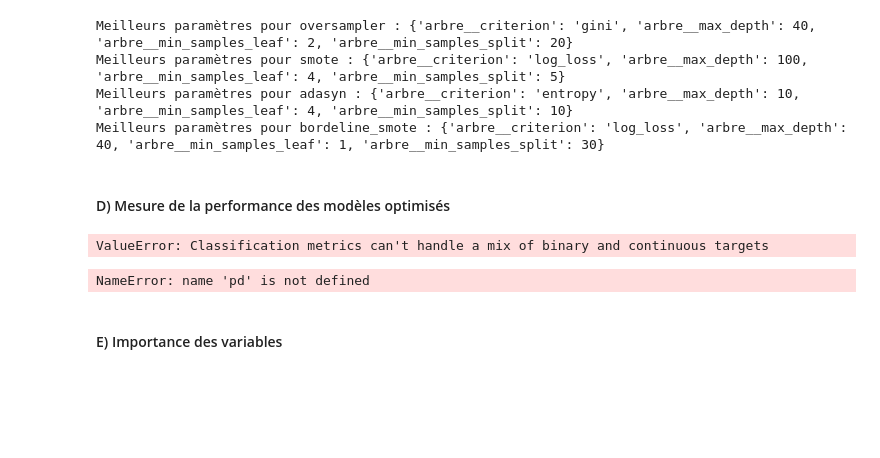
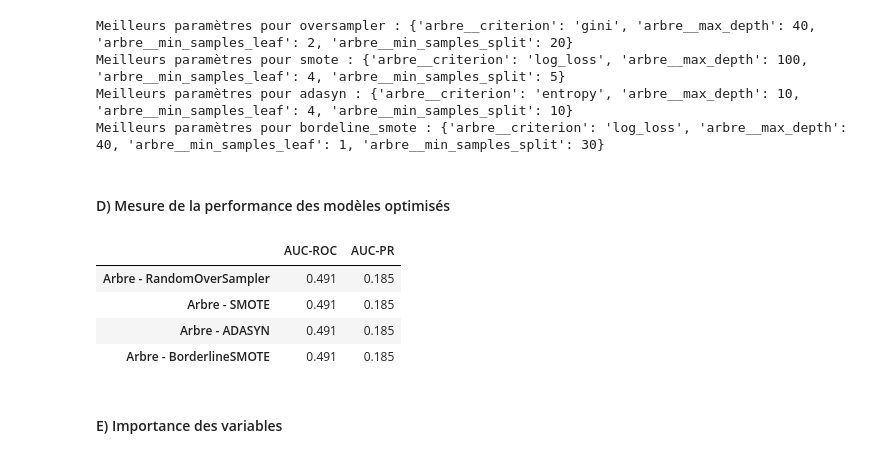
Before and after one commit to marieguib/202409-Precarite-energetique, a Jupyter notebook: 2Modelisation_precarite_energetique.ipynb, the cells around one changed output. Saved outputs shown, nothing was run; the diff lists cells and outputs as text; code cells hidden in the pictures; blank space fills up the shorter version.

```diff
--- a/2Modelisation_precarite_energetique.ipynb
+++ b/2Modelisation_precarite_energetique.ipynb
@@ -910,60 +910,62 @@ y_proba_arbre_bordeline_smote_cv = best_models['bordeline_smote'].predict_proba(
 
 auc_roc_arbre_oversampler_cv = roc_auc_score(y_test, y_proba_arbre_oversampler_cv)
 auc_pr_arbre_oversampler_cv = average_precision_score(y_test, y_proba_arbre_oversampler_cv)
-log_loss_value_arbre_oversampler_cv = log_loss(y_test, y_proba_arbre_oversampler_cv)
-precision_arbre_oversampler_cv = precision_score(y_test, y_proba_arbre_oversampler_cv)
-recall_arbre_oversampler_cv = recall_score(y_test, y_proba_arbre_oversampler_cv)
-f1_arbre_oversampler_cv = f1_score(y_test, y_proba_arbre_oversampler_cv)
-mcc_arbre_oversampler_cv = matthews_corrcoef(y_test, y_proba_arbre_oversampler_cv)
-balanced_acc_arbre_oversampler_cv = balanced_accuracy_score(y_test, y_proba_arbre_oversampler_cv)
+# log_loss_value_arbre_oversampler_cv = log_loss(y_test, y_proba_arbre_oversampler_cv)
+# precision_arbre_oversampler_cv = precision_score(y_test, y_proba_arbre_oversampler_cv)
+# recall_arbre_oversampler_cv = recall_score(y_test, y_proba_arbre_oversampler_cv)
+# f1_arbre_oversampler_cv = f1_score(y_test, y_proba_arbre_oversampler_cv)
+# mcc_arbre_oversampler_cv = matthews_corrcoef(y_test, y_proba_arbre_oversampler_cv)
+# balanced_acc_arbre_oversampler_cv = balanced_accuracy_score(y_test, y_proba_arbre_oversampler_cv)
 
 auc_roc_arbre_smote_cv = roc_auc_score(y_test, y_proba_arbre_smote_cv)
 auc_pr_arbre_smote_cv = average_precision_score(y_test, y_proba_arbre_smote_cv)
-log_loss_value_arbre_smote_cv = log_loss(y_test, y_proba_arbre_smote_cv)
-precision_arbre_smote_cv = precision_score(y_test, y_proba_arbre_smote_cv)
-recall_arbre_smote_cv = recall_score(y_test, y_proba_arbre_smote_cv)
-f1_arbre_smote_cv = f1_score(y_test, y_proba_arbre_smote_cv)
-mcc_arbre_smote_cv = matthews_corrcoef(y_test, y_proba_arbre_smote_cv)
-balanced_acc_arbre_smote_cv = balanced_accuracy_score(y_test, y_proba_arbre_smote_cv)
+# log_loss_value_arbre_smote_cv = log_loss(y_test, y_proba_arbre_smote_cv)
+# precision_arbre_smote_cv = precision_score(y_test, y_proba_arbre_smote_cv)
+# recall_arbre_smote_cv = recall_score(y_test, y_proba_arbre_smote_cv)
+# f1_arbre_smote_cv = f1_score(y_test, y_proba_arbre_smote_cv)
+# mcc_arbre_smote_cv = matthews_corrcoef(y_test, y_proba_arbre_smote_cv)
+# balanced_acc_arbre_smote_cv = balanced_accuracy_score(y_test, y_proba_arbre_smote_cv)
 
 auc_roc_arbre_adasyn_cv = roc_auc_score(y_test, y_proba_arbre_adasyn_cv)
 auc_pr_arbre_adasyn_cv = average_precision_score(y_test, y_proba_arbre_adasyn_cv)
-log_loss_value_arbre_adasyn_cv = log_loss(y_test, y_proba_arbre_adasyn_cv)
-precision_arbre_adasyn_cv = precision_score(y_test, y_proba_arbre_adasyn_cv)
-recall_arbre_adasyn_cv = recall_score(y_test, y_proba_arbre_adasyn_cv)
-f1_arbre_adasyn_cv = f1_score(y_test, y_proba_arbre_adasyn_cv)
-mcc_arbre_adasyn_cv = matthews_corrcoef(y_test, y_proba_arbre_adasyn_cv)
-balanced_acc_arbre_adasyn_cv = balanced_accuracy_score(y_test, y_proba_arbre_adasyn_cv)
+# log_loss_value_arbre_adasyn_cv = log_loss(y_test, y_proba_arbre_adasyn_cv)
+# precision_arbre_adasyn_cv = precision_score(y_test, y_proba_arbre_adasyn_cv)
+# recall_arbre_adasyn_cv = recall_score(y_test, y_proba_arbre_adasyn_cv)
+# f1_arbre_adasyn_cv = f1_score(y_test, y_proba_arbre_adasyn_cv)
+# mcc_arbre_adasyn_cv = matthews_corrcoef(y_test, y_proba_arbre_adasyn_cv)
+# balanced_acc_arbre_adasyn_cv = balanced_accuracy_score(y_test, y_proba_arbre_adasyn_cv)
 
 auc_roc_arbre_bordeline_smote_cv = roc_auc_score(y_test, y_proba_arbre_bordeline_smote_cv)
 auc_pr_arbre_bordeline_smote_cv = average_precision_score(y_test, y_proba_arbre_bordeline_smote_cv)
-log_loss_value_arbre_bordeline_smote_cv = log_loss(y_test, y_proba_arbre_bordeline_smote_cv)
-precision_arbre_bordeline_smote_cv = precision_score(y_test, y_proba_arbre_bordeline_smote_cv)
-recall_arbre_bordeline_smote_cv = recall_score(y_test, y_proba_arbre_bordeline_smote_cv)
-f1_arbre_bordeline_smote_cv = f1_score(y_test, y_proba_arbre_bordeline_smote_cv)
-mcc_arbre_bordeline_smote_cv = matthews_corrcoef(y_test, y_proba_arbre_bordeline_smote_cv)
-balanced_acc_arbre_bordeline_smote_cv = balanced_accuracy_score(y_test, y_proba_arbre_bordeline_smote_cv)
+# log_loss_value_arbre_bordeline_smote_cv = log_loss(y_test, y_proba_arbre_bordeline_smote_cv)
+# precision_arbre_bordeline_smote_cv = precision_score(y_test, y_proba_arbre_bordeline_smote_cv)
+# recall_arbre_bordeline_smote_cv = recall_score(y_test, y_proba_arbre_bordeline_smote_cv)
+# f1_arbre_bordeline_smote_cv = f1_score(y_test, y_proba_arbre_bordeline_smote_cv)
+# mcc_arbre_bordeline_smote_cv = matthews_corrcoef(y_test, y_proba_arbre_bordeline_smote_cv)
+# balanced_acc_arbre_bordeline_smote_cv = balanced_accuracy_score(y_test, y_proba_arbre_bordeline_smote_cv)
-# %% [output]
-ValueError: Classification metrics can't handle a mix of binary and continuous targets
 # %%
 # Affichage propre des résultats
 
 resultats_arbres_cv = pd.DataFrame({
     "AUC-ROC": [auc_roc_arbre_oversampler_cv, auc_roc_arbre_smote_cv, auc_roc_arbre_adasyn_cv, auc_roc_arbre_bordeline_smote_cv],
     "AUC-PR": [auc_pr_arbre_oversampler_cv, auc_pr_arbre_smote_cv, auc_pr_arbre_adasyn_cv, auc_pr_arbre_bordeline_smote_cv],
-    "Log Loss": [log_loss_value_arbre_oversampler_cv, log_loss_value_arbre_smote_cv, log_loss_value_arbre_adasyn_cv, log_loss_value_arbre_bordeline_smote_cv],
-    "Précision": [precision_arbre_oversampler_cv, precision_arbre_smote_cv, precision_arbre_adasyn_cv, precision_arbre_bordeline_smote_cv],
-    "Rappel": [recall_arbre_oversampler_cv, recall_arbre_smote_cv, recall_arbre_adasyn_cv, recall_arbre_bordeline_smote_cv],
-    "F1 Score": [f1_arbre_oversampler_cv, f1_arbre_smote_cv, f1_arbre_adasyn_cv, f1_arbre_bordeline_smote_cv],
-    "MCC": [mcc_arbre_oversampler_cv, mcc_arbre_smote_cv, mcc_arbre_adasyn_cv, mcc_arbre_bordeline_smote_cv],
-    "Accuracy": [balanced_acc_arbre_oversampler_cv, balanced_acc_arbre_smote_cv, balanced_acc_arbre_adasyn_cv, balanced_acc_arbre_bordeline_smote_cv]
+    # "Log Loss": [log_loss_value_arbre_oversampler_cv, log_loss_value_arbre_smote_cv, log_loss_value_arbre_adasyn_cv, log_loss_value_arbre_bordeline_smote_cv],
+    # "Précision": [precision_arbre_oversampler_cv, precision_arbre_smote_cv, precision_arbre_adasyn_cv, precision_arbre_bordeline_smote_cv],
+    # "Rappel": [recall_arbre_oversampler_cv, recall_arbre_smote_cv, recall_arbre_adasyn_cv, recall_arbre_bordeline_smote_cv],
+    # "F1 Score": [f1_arbre_oversampler_cv, f1_arbre_smote_cv, f1_arbre_adasyn_cv, f1_arbre_bordeline_smote_cv],
+    # "MCC": [mcc_arbre_oversampler_cv, mcc_arbre_smote_cv, mcc_arbre_adasyn_cv, mcc_arbre_bordeline_smote_cv],
+    # "Accuracy": [balanced_acc_arbre_oversampler_cv, balanced_acc_arbre_smote_cv, balanced_acc_arbre_adasyn_cv, balanced_acc_arbre_bordeline_smote_cv]
 }, index=["Arbre - RandomOverSampler", "Arbre - SMOTE", "Arbre - ADASYN", "Arbre - BorderlineSMOTE"])
 
 # Arrondir les résultats à 3 chiffres après la virgule
 resultats_arbres_cv = resultats_arbres_cv.round(3)
 resultats_arbres_cv
 # %% [output]
-NameError: name 'pd' is not defined
+|  | AUC-ROC | AUC-PR |
+| Arbre - RandomOverSampler | 0.491 | 0.185 |
+| Arbre - SMOTE | 0.491 | 0.185 |
+| Arbre - ADASYN | 0.491 | 0.185 |
+| Arbre - BorderlineSMOTE | 0.491 | 0.185 |
 # %%
 # Comparaison des courbes ROC
 
```
